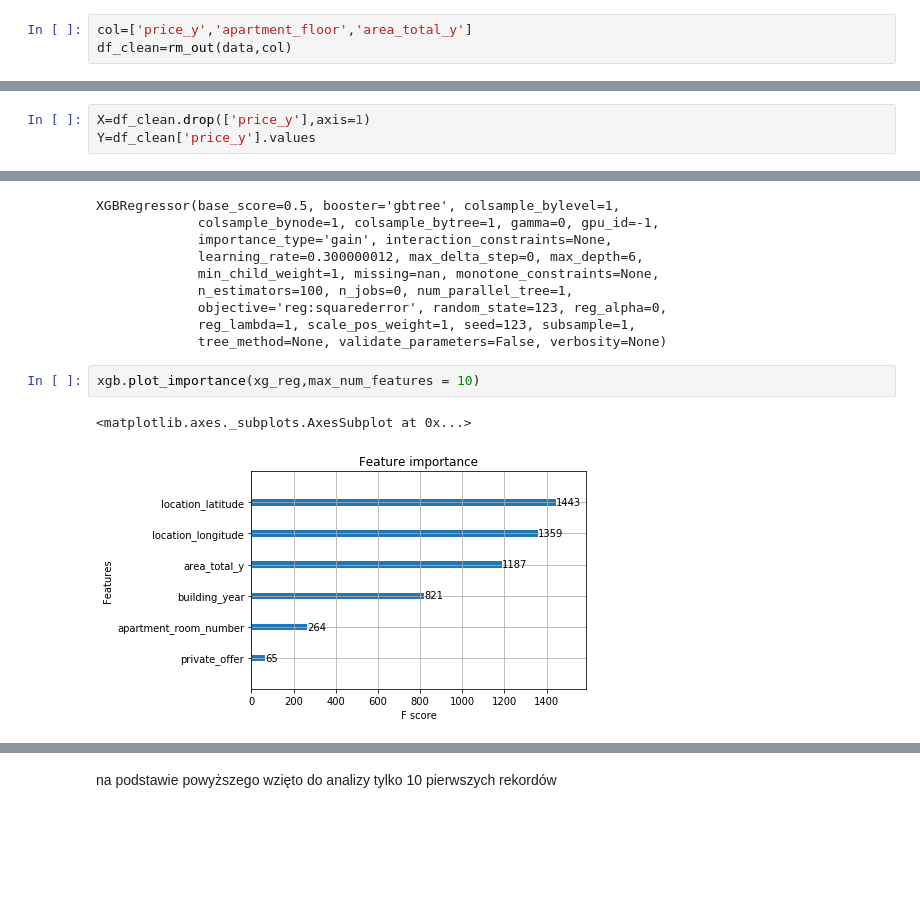
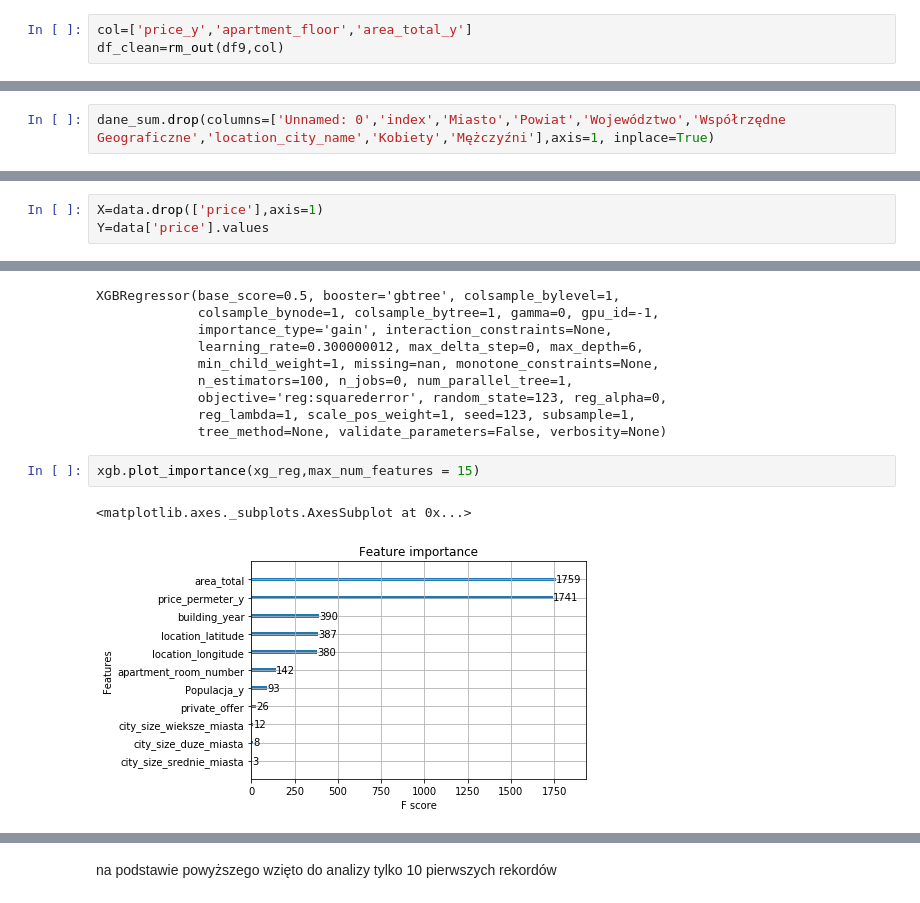
Before and after one commit to infoshareacademy/jdsz5-paulin, a Jupyter notebook: ml/housing_data.ipynb, the cells around one changed output, grey strips where cells are left out. Cells and saved outputs as stored; diff of their text form; blank space fills up the shorter version.

```diff
--- a/ml/housing_data.ipynb
+++ b/ml/housing_data.ipynb
@@ -91,7 +104,7 @@ def rm_out(df,columns=None):
     return df_out
 # %%
 col=['price_y','apartment_floor','area_total_y']
-df_clean=rm_out(data,col)
+df_clean=rm_out(df9,col)
 # %%
 miasta=pd.DataFrame(df_clean.location_city_name.str.capitalize())
 # %%
@@ -154,3 +147,5 @@ memory usage: 3.7+ MB
+# %%
+dane_sum.drop(columns=['Unnamed: 0','index','Miasto','Powiat','Województwo','Współrzędne Geograficzne','location_city_name','Kobiety','Mężczyźni'],axis=1, inplace=True)
 # %%
 #zmiana zmiennych kategotycznych na liczbowe
 data=pd.get_dummies(dane_sum,columns=['city_size'])
@@ -172,8 +174,8 @@ ValueError: could not convert string to float: 'pruszcz gdański'
 # %%
 from sklearn.model_selection import train_test_split
 # %%
-X=df_clean.drop(['price_y'],axis=1)
-Y=df_clean['price_y'].values
+X=data.drop(['price'],axis=1)
+Y=data['price'].values
 # %%
 train_x, test_x, train_y, test_y  = train_test_split(X,Y, test_size =0.2, random_state=123)
 # %%
@@ -194,7 +196,7 @@ XGBRegressor(base_score=0.5, booster='gbtree', colsample_bylevel=1,
              reg_lambda=1, scale_pos_weight=1, seed=123, subsample=1,
              tree_method=None, validate_parameters=False, verbosity=None)
 # %%
-xgb.plot_importance(xg_reg,max_num_features = 10)
+xgb.plot_importance(xg_reg,max_num_features = 15)
 # %% [output]
 <matplotlib.axes._subplots.AxesSubplot at 0x...>
-[figure, old version]
+[figure, new version]
```
Also changed, not shown: parts of 26 cells of this notebook.
